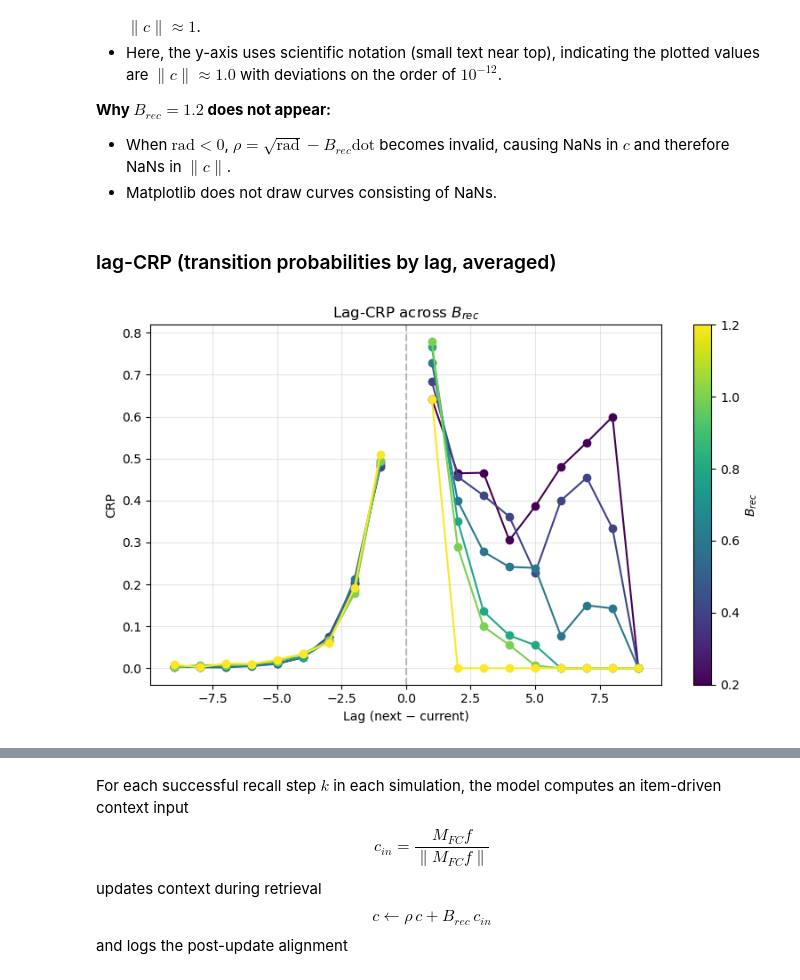
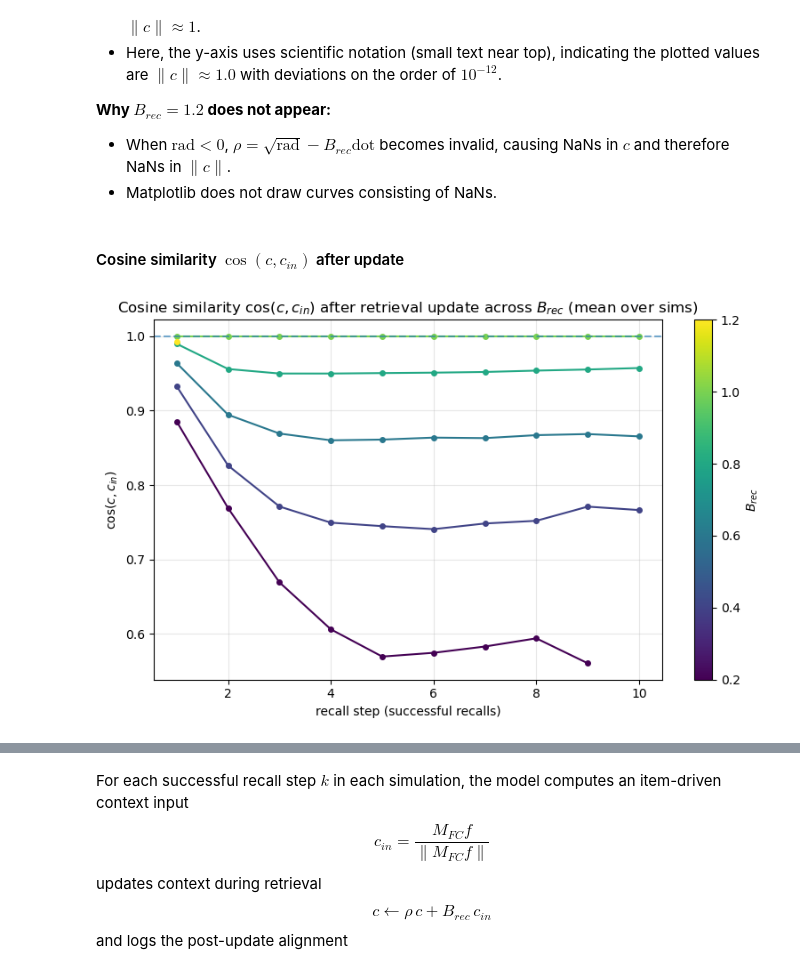
Before and after one commit to beaverjuly/PTSD_MemorySegmentation, a Jupyter notebook: external/CMR_SEM/CMR_MultiParameterSweep.ipynb, the cells around one changed output, grey strips where cells are left out. Saved outputs shown, nothing was run; the diff lists cells and outputs as text; code cells hidden in the pictures.

```diff
--- a/external/CMR_SEM/CMR_MultiParameterSweep.ipynb
+++ b/external/CMR_SEM/CMR_MultiParameterSweep.ipynb
@@ -904,16 +892,3 @@ Functionally, it:
 4) otherwise raises a `KeyError`.
 
 This makes it robust to cases where parameter values were stored as `0.2` vs `0.2000000000001`, etc.
-# %%
-def get_trace_sims(sweep_results, val):
-    if val in sweep_results:
-        return sweep_results[val]["trace_sims"]
-    if float(val) in sweep_results:
-        return sweep_results[float(val)]["trace_sims"]
-    for k in sweep_results:
-        try:
-            if np.isclose(float(k), float(val), atol=1e-12, rtol=0):
-                return sweep_results[k]["trace_sims"]
-        except Exception:
-            pass
-    raise KeyError(f"Missing trace_sims for {val}")
@@ -1446,7 +1654,8 @@ def plot_asymmetry_three_curves(ax, x, df_all, df_fwd, df_bwd, colors, title, xl
 2. `compute_*` functions: aggregate into metrics
 3. `sweep_one_param` function: repeat above for each parameter value and store results.
 # %%
-def sweep_one_param(param_name, param_grid, base_params, n_sims=500, base_seed=2026, verbose=True):
+def sweep_one_param(param_name, param_grid, base_params, n_sims=500, base_seed=2026,
+                    collect_traces=False, recency_k=3, verbose=True):
     """
     Sweep exactly one parameter while holding others fixed.
 
@@ -1462,6 +1671,10 @@ def sweep_one_param(param_name, param_grid, base_params, n_sims=500, base_seed=2
         Simulations per condition
     base_seed : int
         Random seed (incremented for each condition)
+    collect_traces : bool
+        If True, use run_simulation_with_traces and store trace_sims
+    recency_k : int
+        Number of recent recalls for recency mass (only used when collect_traces=True)
     verbose : bool
         Print progress
 
@@ -1472,7 +1685,6 @@ def sweep_one_param(param_name, param_grid, base_params, n_sims=500, base_seed=2
     """
     sweep_results = {}
 
-
     for idx, val in enumerate(param_grid):
 
         # Build params for this condition
@@ -1481,8 +1693,7 @@ def sweep_one_param(param_name, param_grid, base_params, n_sims=500, base_seed=2
 
         seed = base_seed + idx
 
-        # Run simulation
-        recall_sims, times_sims, net_w_fc, net_w_cf = run_simulation(
+        sim_kwargs = dict(
             B_rec=params["B_rec"],
             n_sims=n_sims,
             seed=seed,
@@ -1490,6 +1701,14 @@ def sweep_one_param(param_name, param_grid, base_params, n_sims=500, base_seed=2
             eta_val=params["eta"],
             B_encD_scale=params["B_encD_scale"],
         )
+
+        # Run simulation (with or without traces)
+        if collect_traces:
+            recall_sims, times_sims, net_w_fc, net_w_cf, trace_sims = \
+                run_simulation_with_traces(**sim_kwargs, recency_k=recency_k)
+        else:
+            recall_sims, times_sims, net_w_fc, net_w_cf = run_simulation(**sim_kwargs)
+            trace_sims = None
 
         # Compute metrics
         spc = compute_spc(recall_sims, N)
@@ -1517,11 +1736,10 @@ def sweep_one_param(param_name, param_grid, base_params, n_sims=500, base_seed=2
             "lag_probs": lag_probs,
             "net_w_fc": net_w_fc,
             "net_w_cf": net_w_cf,
-            "cue_diag": diag
+            "cue_diag": diag,
+            "trace_sims": trace_sims,
         }
 
-
-
     return sweep_results
 # %% [markdown]
 ---
@@ -1720,9 +1943,9 @@ This plot tracks the context-vector norm $\lVert c\rVert$ **after each successfu
 **Why $B_{rec}=1.2$ does not appear:**
 - When $\mathrm{rad}<0$, $\rho=\sqrt{\mathrm{rad}}-B_{rec}\mathrm{dot}$ becomes invalid, causing NaNs in $c$ and therefore NaNs in $\|c\|$.
 - Matplotlib does not draw curves consisting of NaNs.
-# %% [markdown]
-###  lag-CRP (transition probabilities by lag, averaged)
+# %% [markdown]
+#### Cosine similarity $\cos(c, c_{in})$ after update
 # %%
-plot_lag_crp_sweep(sweep_B_rec, B_rec_grid, param_name=r"$B_{rec}$")
+plot_cosine_similarity_sweep(sweep_B_rec, B_rec_grid, param_name=r"$B_{rec}$")
 # %% [output]
-[figure, old version]
+[figure, new version]
```
Also changed, not shown: parts of 136 cells of this notebook.
